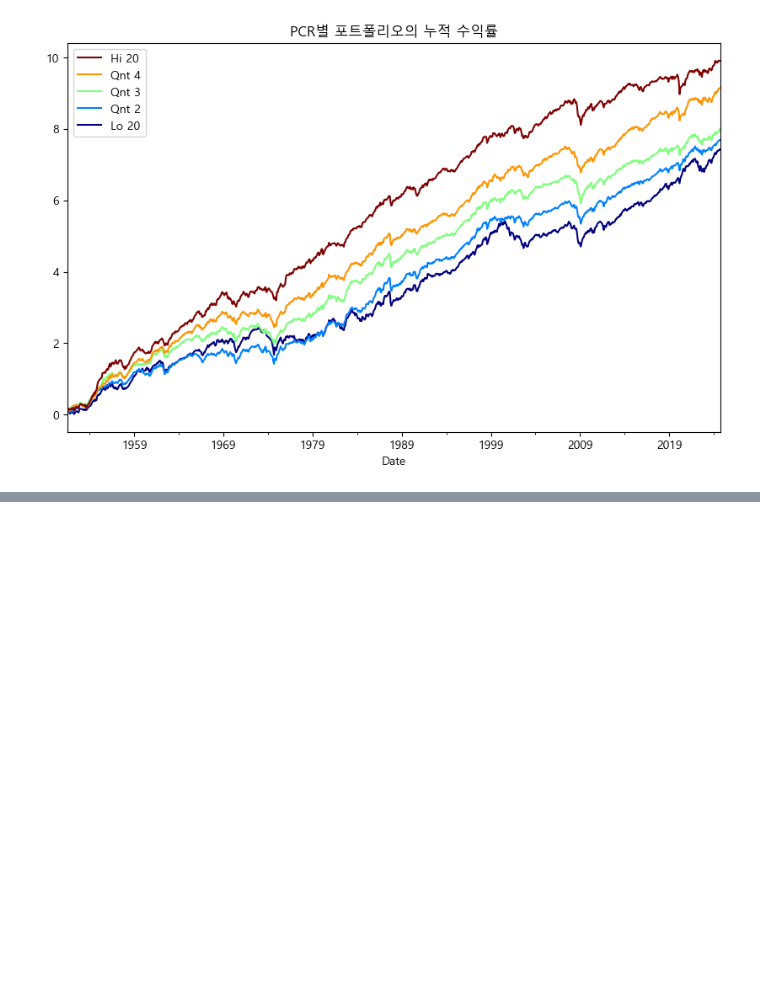
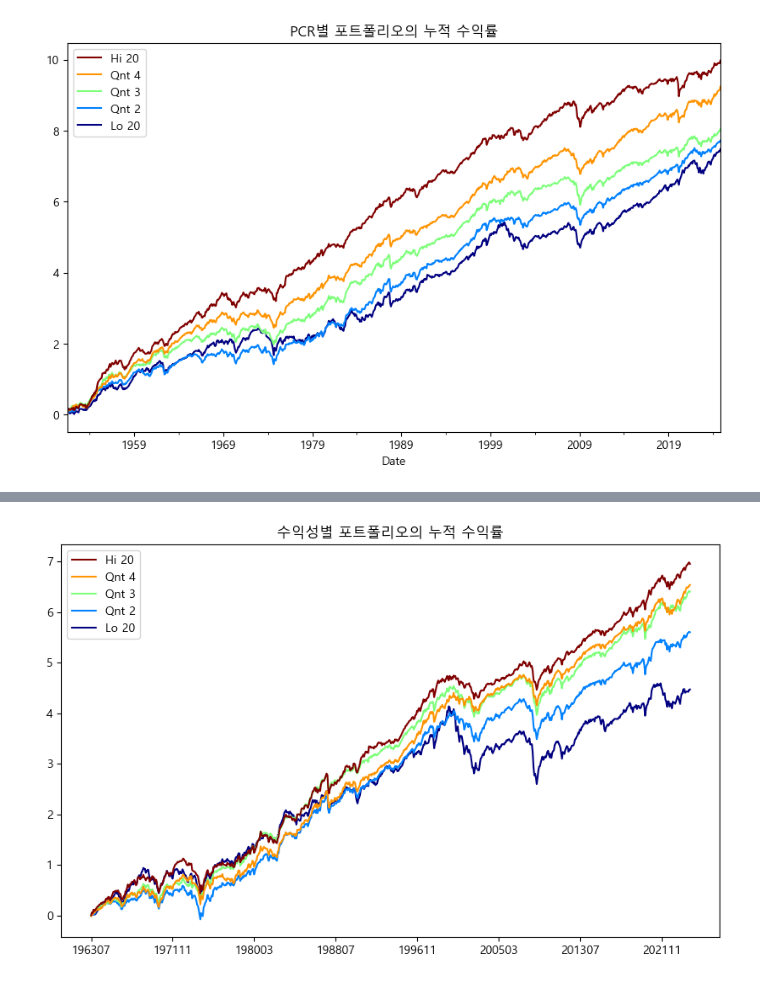
Before and after one commit to kusool72/python, a Jupyter notebook: 파이썬을 이용한 퀀트 투자 포트폴리오 만들기.ipynb, the cells around one changed output, grey strips where cells are left out. Cells and saved outputs as stored; diff of their text form; code cells hidden in the pictures; blank space fills up the shorter version.

```diff
--- a/파이썬을 이용한 퀀트 투자 포트폴리오 만들기.ipynb
+++ b/파이썬을 이용한 퀀트 투자 포트폴리오 만들기.ipynb
@@ -1180,0 +1683,27 @@ plt.show()
+# %%
+# 퀄리티 전략
+# 수익성별 포트폴리오의 수익률
+
+import pandas as pd
+import numpy as np
+import matplotlib.pyplot as plt
+from matplotlib import cm
+
+url = 'https://mba.tuck.dartmouth.edu/pages/faculty/ken.french/ftp/Portfolios_Formed_on_OP_CSV.zip'
+df_op = pd.read_csv(url, skiprows=24, encoding='cp1252', index_col=0)
+end_point = np.where(pd.isna(df_op.iloc[:, 2]))[0][0]
+df_op_vw = df_op.iloc[0:end_point][[
+    'Lo 20', 'Qnt 2', 'Qnt 3', 'Qnt 4', 'Hi 20'
+]].apply(pd.to_numeric)
+df_op_cum = np.log(1 + df_op_vw / 100).cumsum()
+
+plt.rc('font', family='Malgun Gothic')
+plt.rc('axes', unicode_minus=False)
+
+df_op_cum.plot(figsize=(10, 6),
+               colormap=cm.jet,
+               legend='reverse',
+               title='수익성별 포트폴리오의 누적 수익률')
+plt.show()
+# %% [output]
+[figure, added]
```
Also changed, not shown: parts of 165 cells of this notebook.
